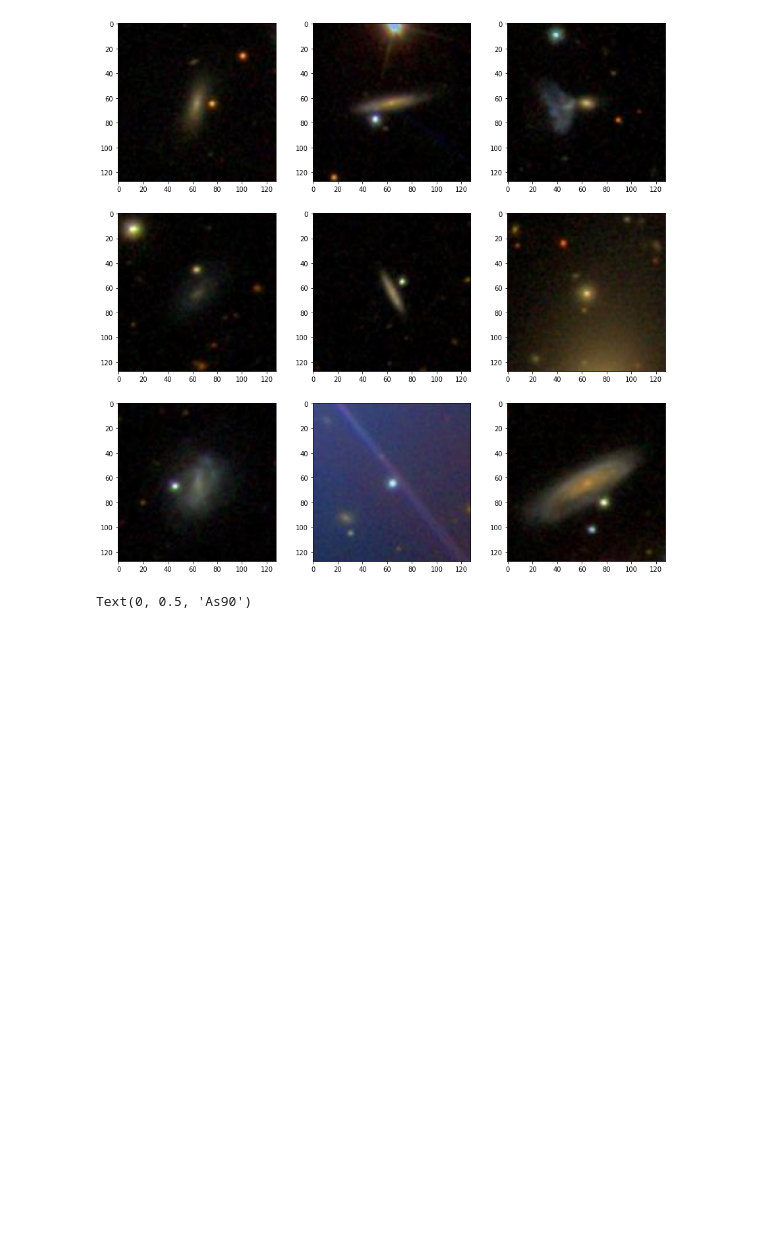
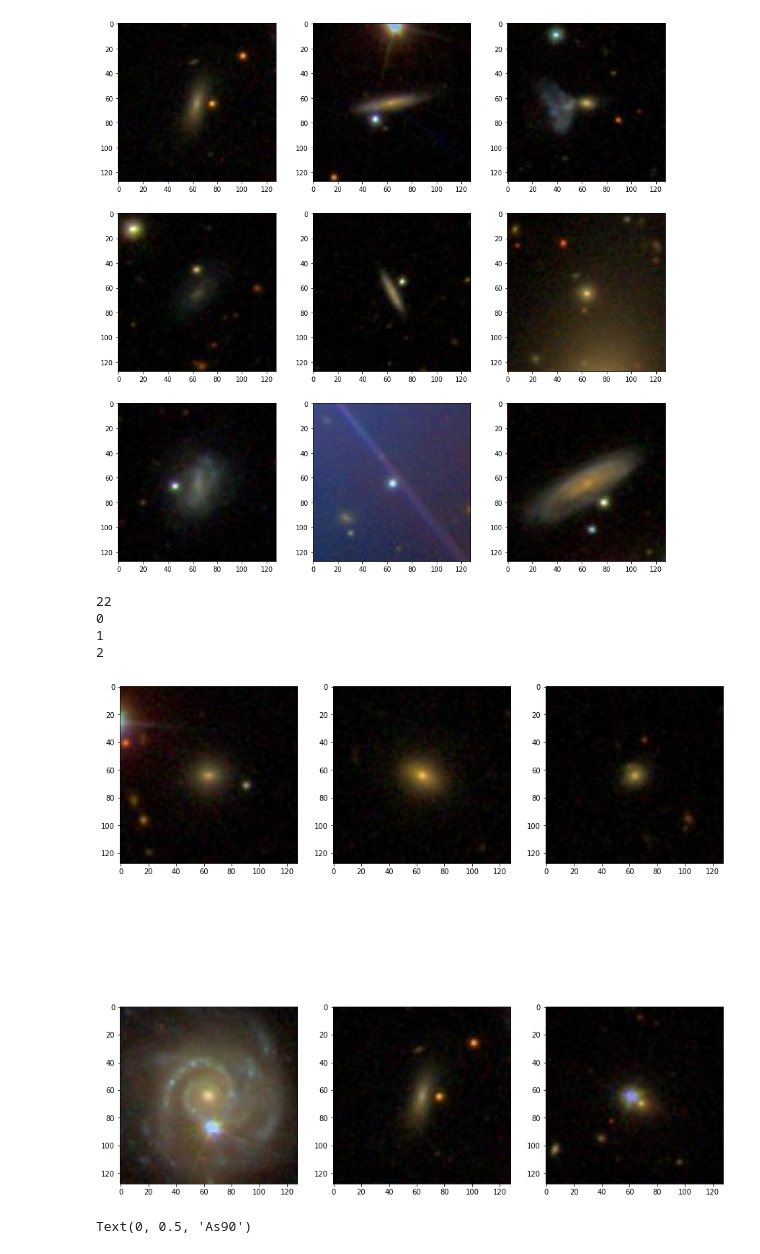
Before and after one commit to lewisfish/PawlikMorph-LSST, a Jupyter notebook: notebooks/outreach2.ipynb, the cells around one changed output. Drawn from its saved outputs; the diff is of its cells as text; code cells hidden in the pictures; blank space fills up the shorter version.

```diff
--- a/outreach2.ipynb
+++ b/notebooks/outreach2.ipynb
@@ -202,6 +202,34 @@ for i in range(0, 9):
 # %%
 # Solution depends on the images plotted. Examples of contamination are: satellite trails, and stars close to the galaxy
 # Morphological disturbed galaxies should be readily distinguisable as they do not look like "classic" galaxies
+# %%
+# solution Q
+width, height = 128, 128
+scale = 60. / width #  set image scale to that of 1 arcmin
+# for subset of subset, student should target the extreme outliers in either A, or As or both.
+smallA = df.query("A < 0.1")
+
+fig, axs = plt.subplots(2, 3, figsize=(15, 15))
+axs = axs.ravel()
+for i in range(0, 3):
+    ra, dec = smallA["radec"].iloc[i]
+    image = SkyServer.getJpegImgCutout(ra=ra, dec=dec, width=width, height=height, scale=scale, dataRelease='DR16')
+    axs[i].imshow(image)
+bigA = df.query("A > 0.4")
+print(len(bigA.index))
+idx = 0
+for i in range(3, 6):
+    print(idx)
+    ra, dec = bigA["radec"].iloc[idx]
+    image = SkyServer.getJpegImgCutout(ra=ra, dec=dec, width=width, height=height, scale=scale, dataRelease='DR16')
+    axs[i].imshow(image)
+    idx += 1
+# %% [output]
+22
+0
+1
+2
+[figure, added]
 # %%
 fig, ax = plt.subplots(1, 1, figsize=(10, 10))
 ax.scatter(df["As"], df["As90"])
```
Also changed, not shown: 2 other files.
